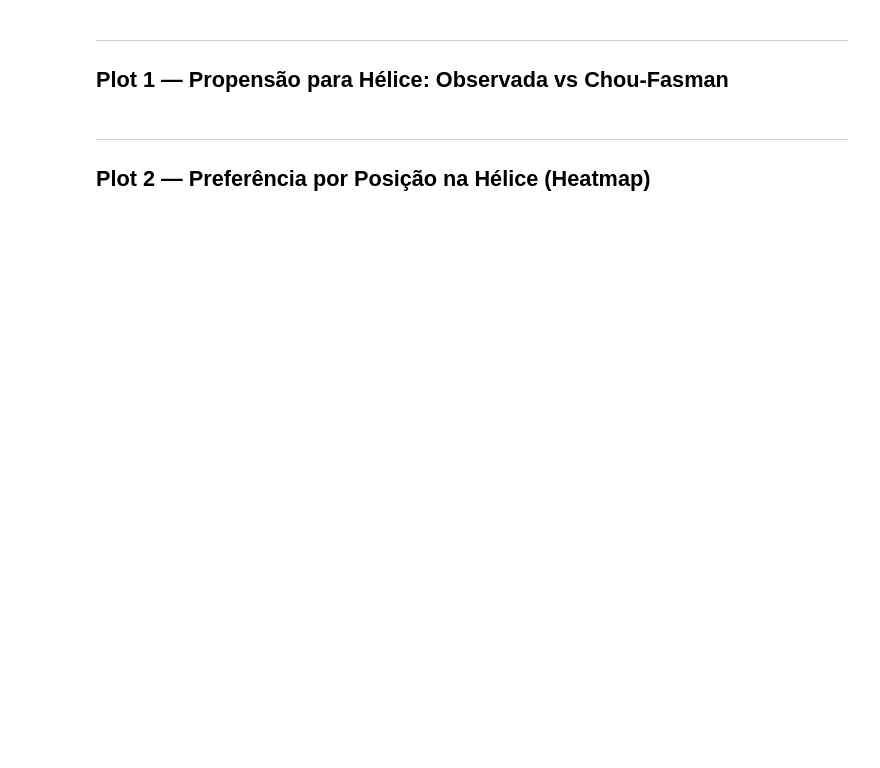
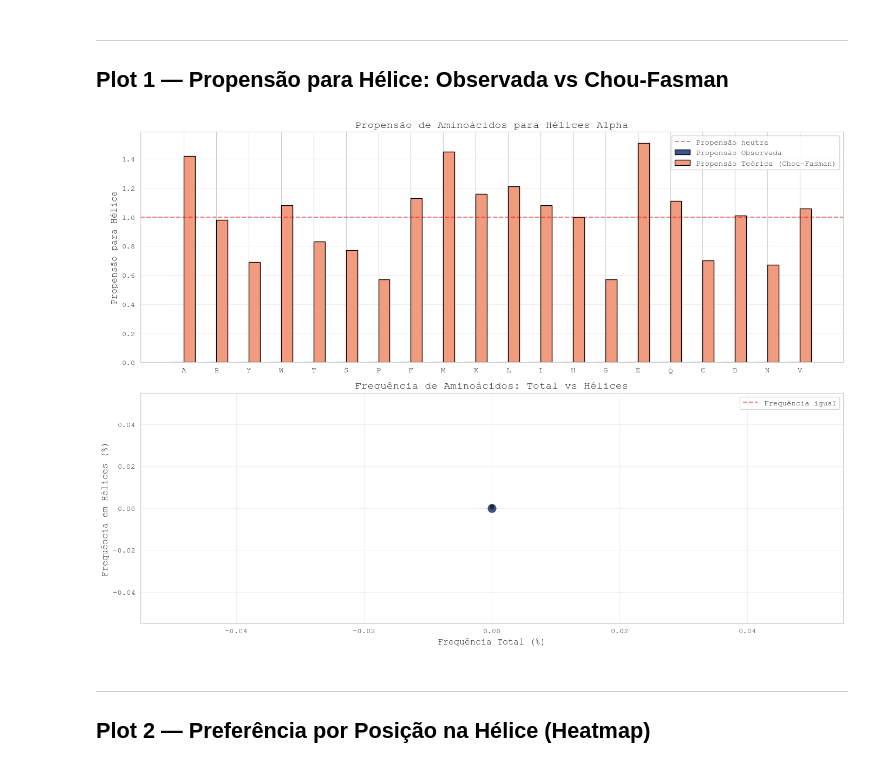
Before and after one commit to madsondeluna/evo-hex, a Jupyter notebook: plots.ipynb, the cells around one changed output. Saved outputs shown, nothing was run; the diff lists cells and outputs as text; code cells hidden in the pictures; blank space fills up the shorter version.

Commit message:
Fix plots 9/11/12: use 1-letter AA codes matching evo_data format

```diff
--- a/plots.ipynb
+++ b/plots.ipynb
@@ -150,34 +158,36 @@ bar_edge      = 'black'
 scatter_size  = 100
 scatter_alpha = 0.6
 ref_color     = COR_REF
 ref_style     = '--'
 
 # ── Plot ──────────────────────────────────────────────────────────────────────
 df  = propensity_df
 x   = np.arange(len(df))
 fig, axes = plt.subplots(2, 1, figsize=figsize)
 
 axes[0].bar(x - bar_width/2, df['Propensity_Observed'],  bar_width,
             label='Propensão Observada', color=cor_obs, edgecolor=bar_edge)
 axes[0].bar(x + bar_width/2, df['Propensity_Theoretical'], bar_width,
             label='Propensão Teórica (Chou-Fasman)', color=cor_teo, edgecolor=bar_edge)
 axes[0].axhline(1.0, color=ref_color, linestyle=ref_style, alpha=0.5, label='Propensão neutra')
 axes[0].set_xticks(x); axes[0].set_xticklabels(df['AA'], rotation=0)
 axes[0].set_ylabel('Propensão para Hélice'); axes[0].set_title('Propensão de Aminoácidos para Hélices Alpha')
 axes[0].legend(); axes[0].grid(axis='y', alpha=GRID_ALPHA)
 
 axes[1].scatter(df['Freq_Total'], df['Freq_Helix'], s=scatter_size, alpha=scatter_alpha, color=cor_obs)
 for _, row in df.iterrows():
     axes[1].annotate(row['AA'], (row['Freq_Total'], row['Freq_Helix']), fontsize=FONT_ANNOT, ha='center')
 mx = max(df['Freq_Total'].max(), df['Freq_Helix'].max())
-axes[1].plot([0, mx], [0, mx], ref_color + ref_style, alpha=0.5, label='Frequência igual')
+axes[1].plot([0, mx], [0, mx], color=ref_color, linestyle=ref_style, alpha=0.5, label='Frequência igual')
 axes[1].set_xlabel('Frequência Total (%)'); axes[1].set_ylabel('Frequência em Hélices (%)')
 axes[1].set_title('Frequência de Aminoácidos: Total vs Hélices')
 axes[1].legend(); axes[1].grid(alpha=GRID_ALPHA)
 
 fig.tight_layout()
 fig.savefig(ANALYSIS / 'helix_propensities.png')
 plt.show()
+# %% [output]
+[figure, added]
 # %% [markdown]
 ---
 ## Plot 2 — Preferência por Posição na Hélice (Heatmap)
```
Also changed, not shown: parts of 10 cells of this notebook, 1 other file.
